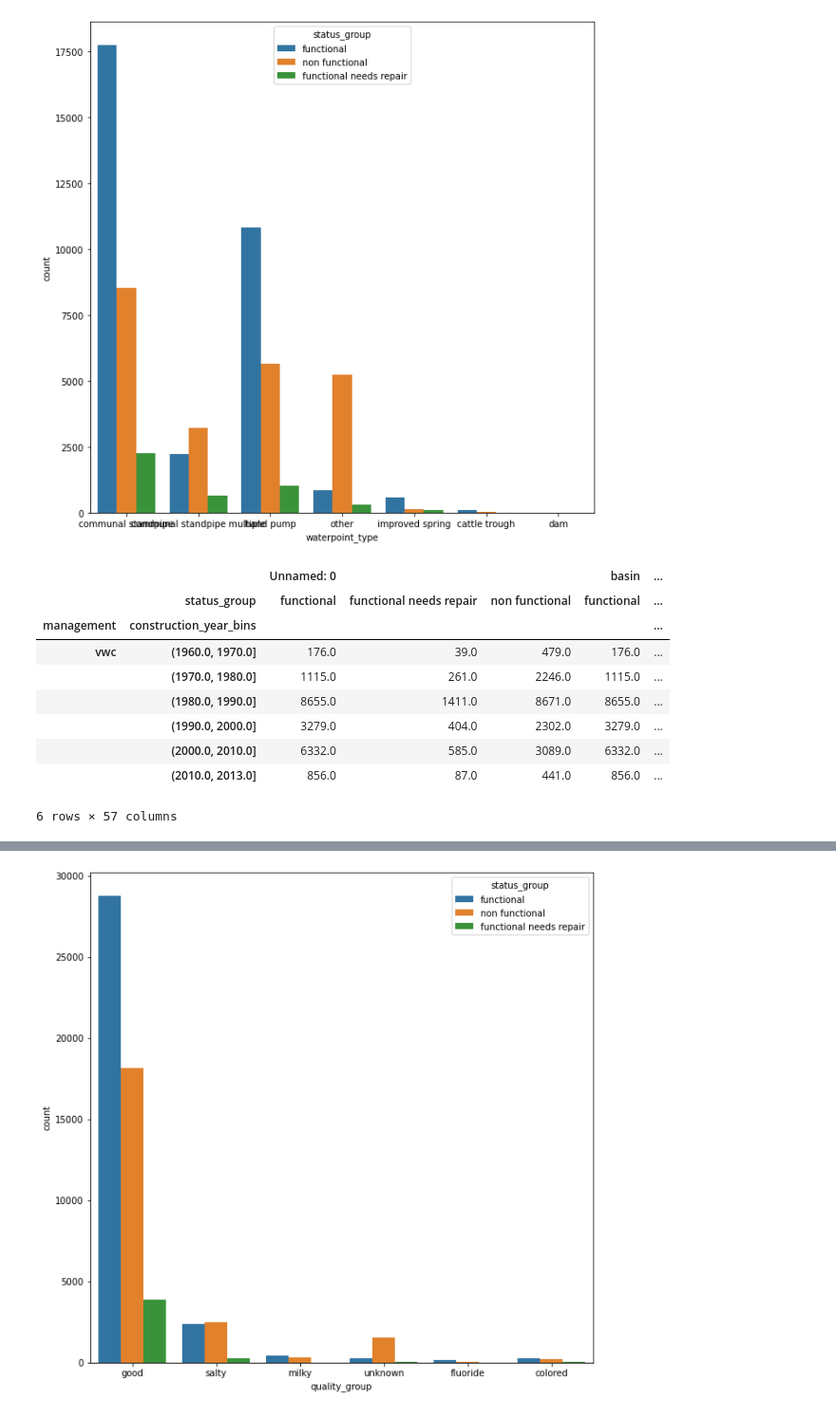
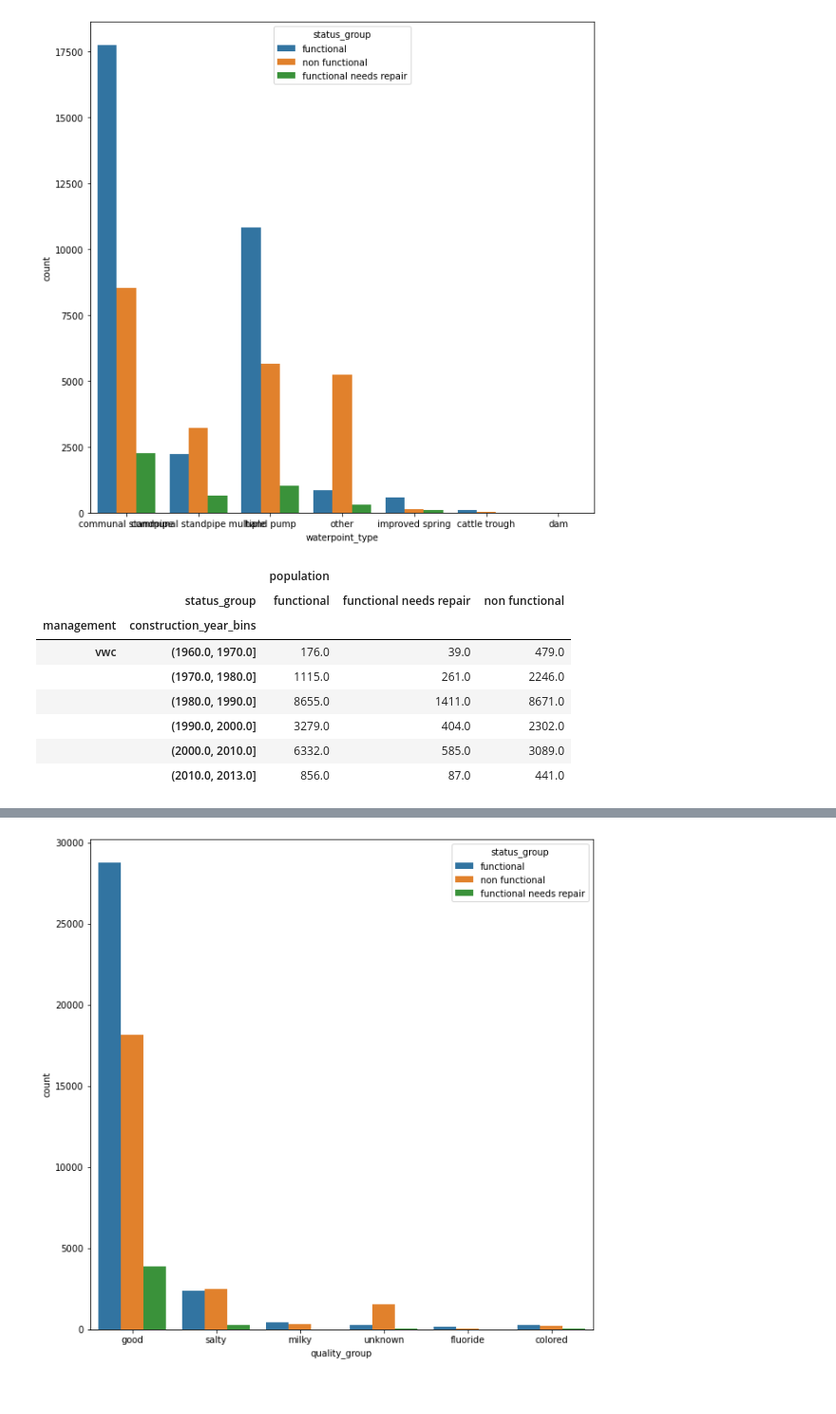
Before and after one commit to OlgertHasko/Tanzanian-Water-Wells, a Jupyter notebook: Madoria's Journal.ipynb, the cells around one changed output, grey strips where cells are left out. Shown at 95% size. Cells and saved outputs as stored; diff of their text form; code cells hidden in the pictures.

Commit message:
'added management vs  years'

```diff
--- a/Madoria's Journal.ipynb
+++ b/Madoria's Journal.ipynb
@@ -239,19 +239,20 @@ sns.countplot(x=train_clean['waterpoint_type'], hue=train_clean['status_group'])
 # %% [output]
 <AxesSubplot:xlabel='waterpoint_type', ylabel='count'>
 [figure]
+# %%
+pivot = train_clean[['management', 'construction_year_bins', 'status_group', 'population']]
 # %%
-pivoted_df = pd.pivot_table(train_clean, index=['management', 'construction_year_bins'], \
+pivoted_df = pd.pivot_table(pivot, index=['management', 'construction_year_bins'], \
                             columns='status_group', aggfunc='count')
    # calculating percentage
 pivoted_df.loc[['vwc'], :]
 # %% [output]
-|  |  | Unnamed: 0 |  |  | basin | ... |
-|  | status_group | functional | functional needs repair | non functional | functional | ... |
-| management | construction_year_bins |  |  |  |  | ... |
-| vwc | (1960.0, 1970.0] | 176.0 | 39.0 | 479.0 | 176.0 | ... |
-|  | (1970.0, 1980.0] | 1115.0 | 261.0 | 2246.0 | 1115.0 | ... |
-|  | (1980.0, 1990.0] | 8655.0 | 1411.0 | 8671.0 | 8655.0 | ... |
-|  | (1990.0, 2000.0] | 3279.0 | 404.0 | 2302.0 | 3279.0 | ... |
-|  | (2000.0, 2010.0] | 6332.0 | 585.0 | 3089.0 | 6332.0 | ... |
-|  | (2010.0, 2013.0] | 856.0 | 87.0 | 441.0 | 856.0 | ... |
+|  |  | population |  |  |
+|  | status_group | functional | functional needs repair | non functional |
+| management | construction_year_bins |  |  |  |
+| vwc | (1960.0, 1970.0] | 176.0 | 39.0 | 479.0 |
+|  | (1970.0, 1980.0] | 1115.0 | 261.0 | 2246.0 |
+|  | (1980.0, 1990.0] | 8655.0 | 1411.0 | 8671.0 |
+|  | (1990.0, 2000.0] | 3279.0 | 404.0 | 2302.0 |
+|  | (2000.0, 2010.0] | 6332.0 | 585.0 | 3089.0 |
+|  | (2010.0, 2013.0] | 856.0 | 87.0 | 441.0 |
-6 rows × 57 columns
```
Also changed, not shown: parts of 1 cell of this notebook.
